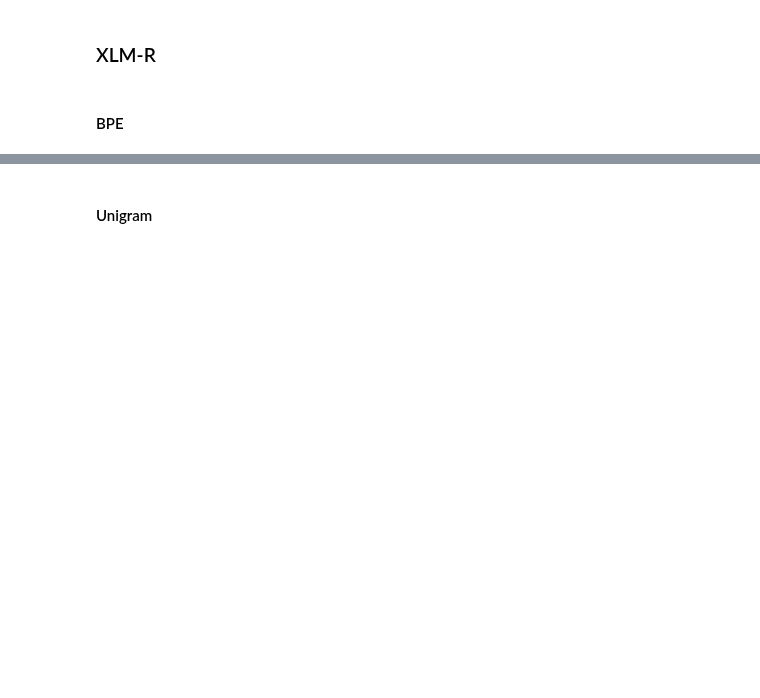
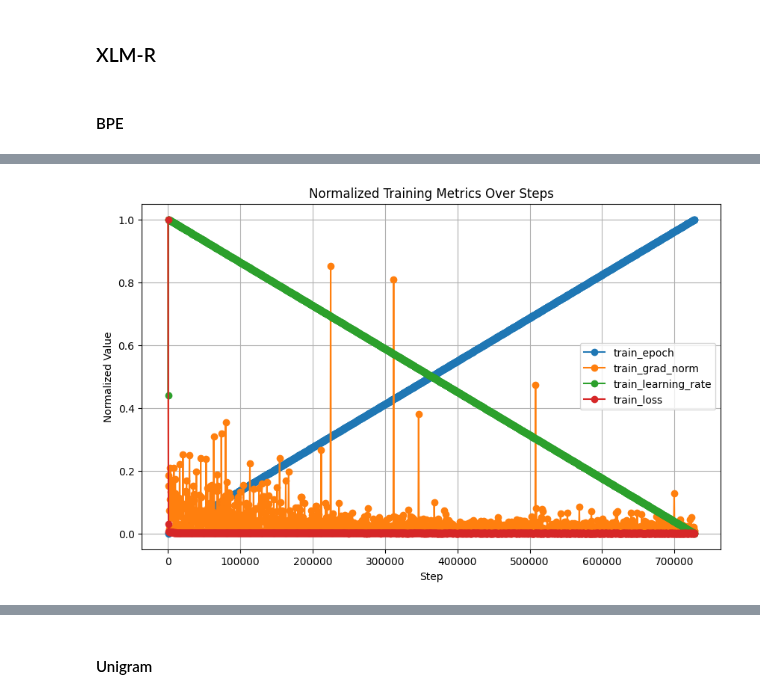
Before and after one commit to waiyanminkhaing/ms-thesis, a Jupyter notebook: proposed-model-variants.ipynb, the cells around one changed output, grey strips where cells are left out. Drawn from its saved outputs; the diff is of its cells as text; code cells hidden in the pictures; blank space fills up the shorter version.

```diff
--- a/proposed-model-variants.ipynb
+++ b/proposed-model-variants.ipynb
@@ -577,0 +574,3 @@ xlmr_bpe_trained_results = extract_extended_metrics_from_logs("XLM-R_BPE")
+# %%
+# get metrics
+xlmr_bpe_trained_train_results, xlmr_bpe_trained_eval_results = extract_metrics_from_logs("XLM-R_BPE")
@@ -577,0 +599,21 @@ xlmr_bpe_trained_results = extract_extended_metrics_from_logs("XLM-R_BPE")
+# %%
+# Plot each metric
+import matplotlib.pyplot as plt
+from sklearn.preprocessing import MinMaxScaler
+
+scaler = MinMaxScaler()
+df_scaled = xlmr_bpe_trained_train_results.copy()
+df_scaled[xlmr_bpe_trained_train_results.columns[1:]] = scaler.fit_transform(xlmr_bpe_trained_train_results[xlmr_bpe_trained_train_results.columns[1:]])
+
+plt.figure(figsize=(10, 6))
+for column in df_scaled.columns[1:]:  # Exclude 'step'
+    plt.plot(df_scaled["step"], df_scaled[column], marker='o', label=column)
+
+plt.xlabel("Step")
+plt.ylabel("Normalized Value")
+plt.title("Normalized Training Metrics Over Steps")
+plt.legend()
+plt.grid(True)
+plt.show()
+# %% [output]
+[figure, added]
```
Also changed, not shown: parts of 19 cells of this notebook, 1 other file.
